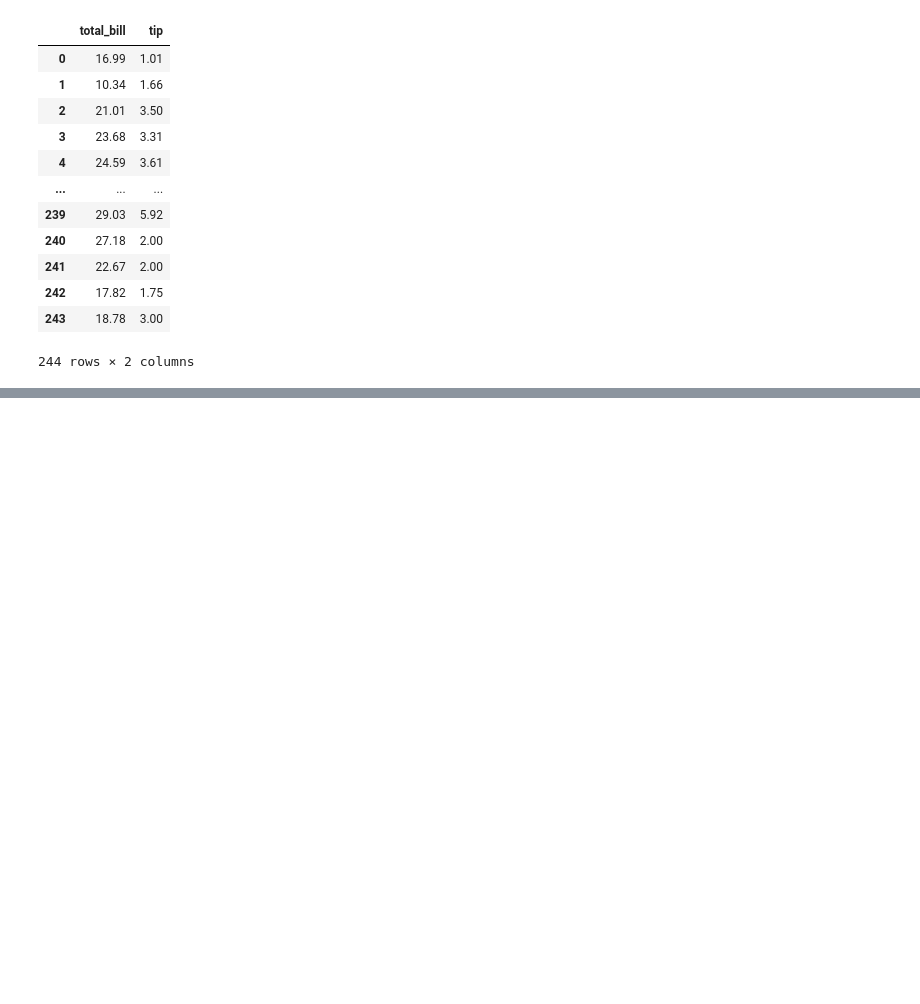
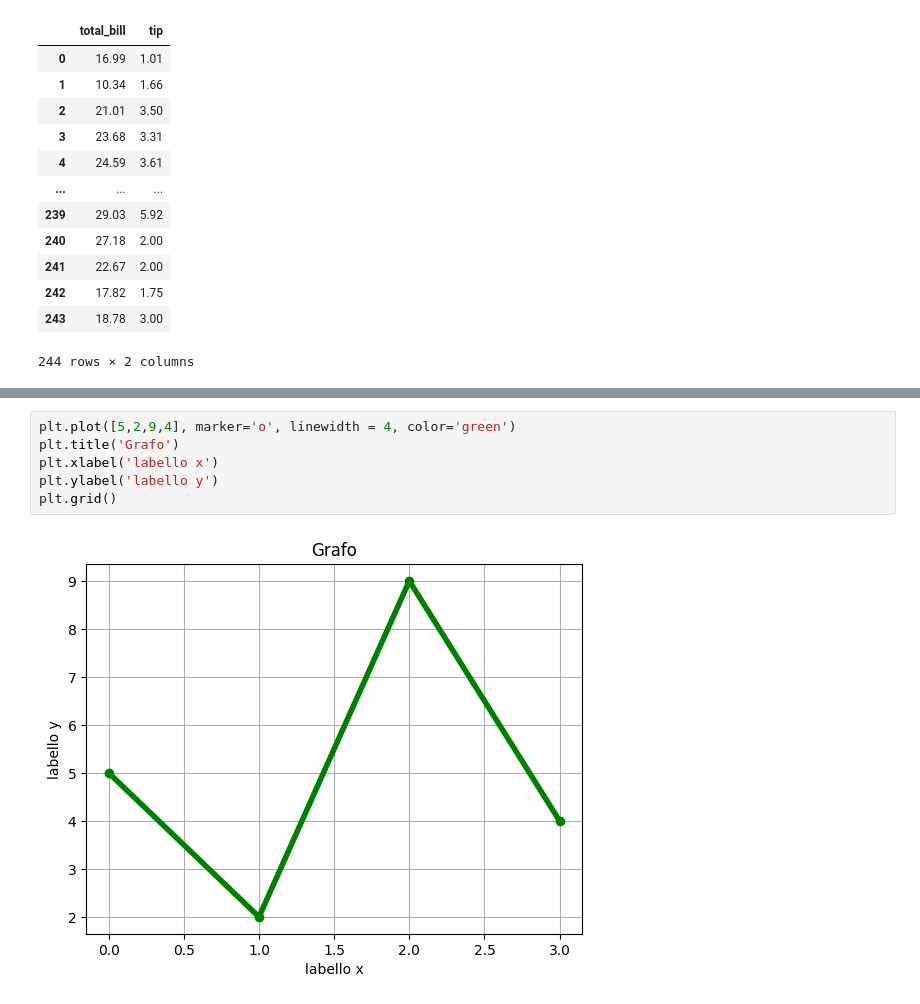
Before and after one commit to 0sirion/emptyrepo, a Jupyter notebook: dataframe.ipynb, the cells around one changed output, grey strips where cells are left out. Cells and saved outputs as stored; diff of their text form; blank space fills up the shorter version.

```diff
--- a/dataframe.ipynb
+++ b/dataframe.ipynb
@@ -101,0 +114,8 @@ df[['total_bill','tip']]
+# %%
+plt.plot([5,2,9,4], marker='o', linewidth = 4, color='green')
+plt.title('Grafo')
+plt.xlabel('labello x')
+plt.ylabel('labello y')
+plt.grid()
+# %% [output]
+[figure, added]
```
Also changed, not shown: parts of 7 cells of this notebook, 3 other files.
